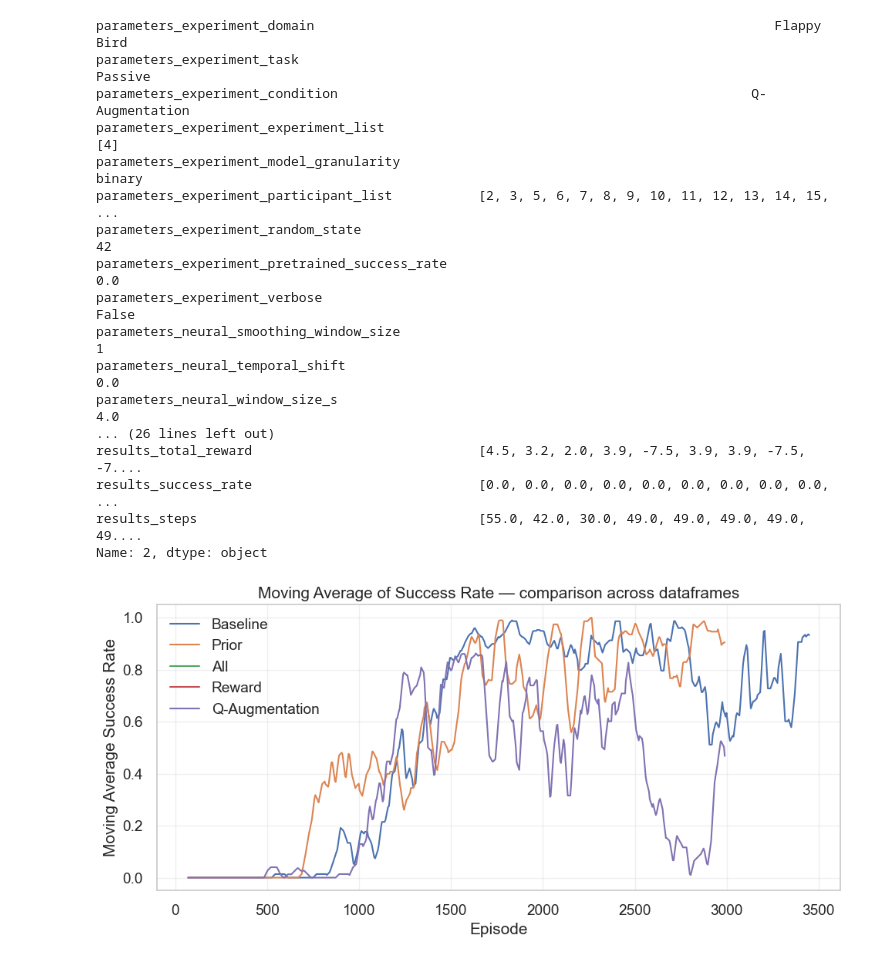
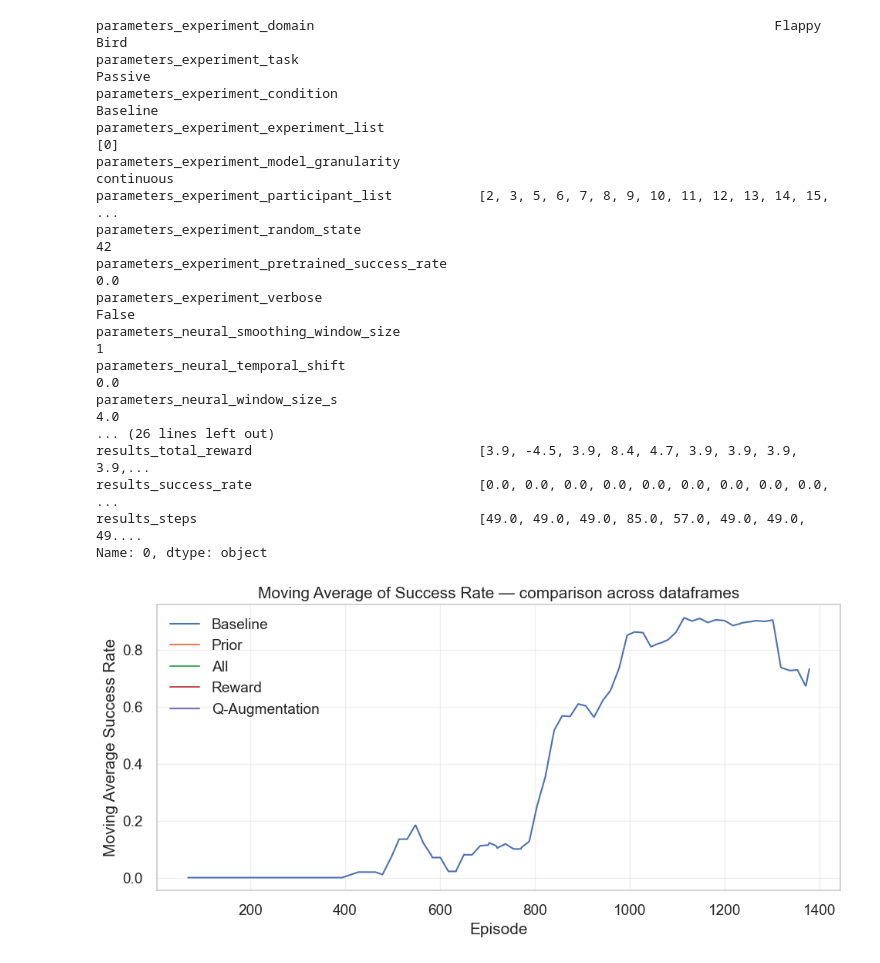
Before and after one commit to your-profile/OfflineNeuroloop, a Jupyter notebook: src/results/visualization_minimal.ipynb, the cells around one changed output. Saved outputs shown, nothing was run; the diff lists cells and outputs as text; code cells hidden in the pictures.

```diff
--- a/src/results/visualization_minimal.ipynb
+++ b/src/results/visualization_minimal.ipynb
@@ -17,7 +17,7 @@ import seaborn as sns
 sns.set('notebook', font_scale=1.25, style='whitegrid')
 # %%
 DATA_PATH = '.'
-visualization_file_name = 'trial_results.csv'
+visualization_file_name = 'trial_results_highbeta.csv'
 # %%
 if not os.path.exists(os.path.join(DATA_PATH, visualization_file_name)):
     try:
@@ -84,13 +84,13 @@ results_all = results[results['parameters_experiment_condition'] == "All"]
 results_all = results_all[results_all['parameters_mlp_model_noise'] == 0.0]
 results_all = results_all[results_all['parameters_neural_temporal_shift'] == 0.0]
 # %%
-results.iloc[2]
+results.iloc[0]
 # %% [output]
 parameters_experiment_domain                                                           Flappy Bird
 parameters_experiment_task                                                                 Passive
-parameters_experiment_condition                                                     Q-Augmentation
-parameters_experiment_experiment_list                                                          [4]
-parameters_experiment_model_granularity                                                     binary
+parameters_experiment_condition                                                           Baseline
+parameters_experiment_experiment_list                                                          [0]
+parameters_experiment_model_granularity                                                 continuous
 parameters_experiment_participant_list           [2, 3, 5, 6, 7, 8, 9, 10, 11, 12, 13, 14, 15, ...
 parameters_experiment_random_state                                                              42
 parameters_experiment_pretrained_success_rate                                                  0.0
@@ -99,10 +99,10 @@ parameters_neural_smoothing_window_size
 parameters_neural_temporal_shift                                                               0.0
 parameters_neural_window_size_s                                                                4.0
 ... (26 lines left out)
-results_total_reward                             [4.5, 3.2, 2.0, 3.9, -7.5, 3.9, 3.9, -7.5, -7....
+results_total_reward                             [3.9, -4.5, 3.9, 8.4, 4.7, 3.9, 3.9, 3.9, 3.9,...
 results_success_rate                             [0.0, 0.0, 0.0, 0.0, 0.0, 0.0, 0.0, 0.0, 0.0, ...
-results_steps                                    [55.0, 42.0, 30.0, 49.0, 49.0, 49.0, 49.0, 49....
-Name: 2, dtype: object
+results_steps                                    [49.0, 49.0, 49.0, 85.0, 57.0, 49.0, 49.0, 49....
+Name: 0, dtype: object
 # %%
 import matplotlib.pyplot as plt
 import numpy as np
@@ -134,32 +134,32 @@ def moving_average(arr, window_size=50):
     ret[window_size:] = ret[window_size:] - ret[:-window_size]
     return ret[window_size - 1:] / window_size
 
 avg1 = get_avg_success_rate(df1)
 avg2 = get_avg_success_rate(df2)
 avg3 = get_avg_success_rate(df3)
 avg4 = get_avg_success_rate(df4)
 avg5 = get_avg_success_rate(df5)
 
 window = 70  # change as needed
 
 ma1 = moving_average(avg1, window)
 ma2 = moving_average(avg2, window)
 ma3 = moving_average(avg3, window)
 ma4 = moving_average(avg4, window)
 ma5 = moving_average(avg5, window)
 plt.figure(figsize=(10, 5))
 plt.plot(range(window-1, window-1+len(ma1)), ma1, linewidth=1.5, label="Baseline")
 plt.plot(range(window-1, window-1+len(ma2)), ma2, linewidth=1.5, label="Prior")
 plt.plot(range(window-1, window-1+len(ma3)), ma3, linewidth=1.5, label="All")
 plt.plot(range(window-1, window-1+len(ma4)), ma4, linewidth=1.5, label="Reward")
 plt.plot(range(window-1, window-1+len(ma5)), ma5, linewidth=1.5, label="Q-Augmentation")
 
 plt.xlabel("Episode")
 plt.ylabel("Moving Average Success Rate")
-plt.title("Moving Average of Success Rate — comparison across dataframes")
+plt.title(f"Moving Average of Success Rate — {visualization_file_name}")
 plt.legend()
 plt.grid(True, alpha=0.3)
 plt.tight_layout()
 plt.show()
 # %% [output]
-[figure, old version]
+[figure, new version]
```
Also changed, not shown: 17 other files.
